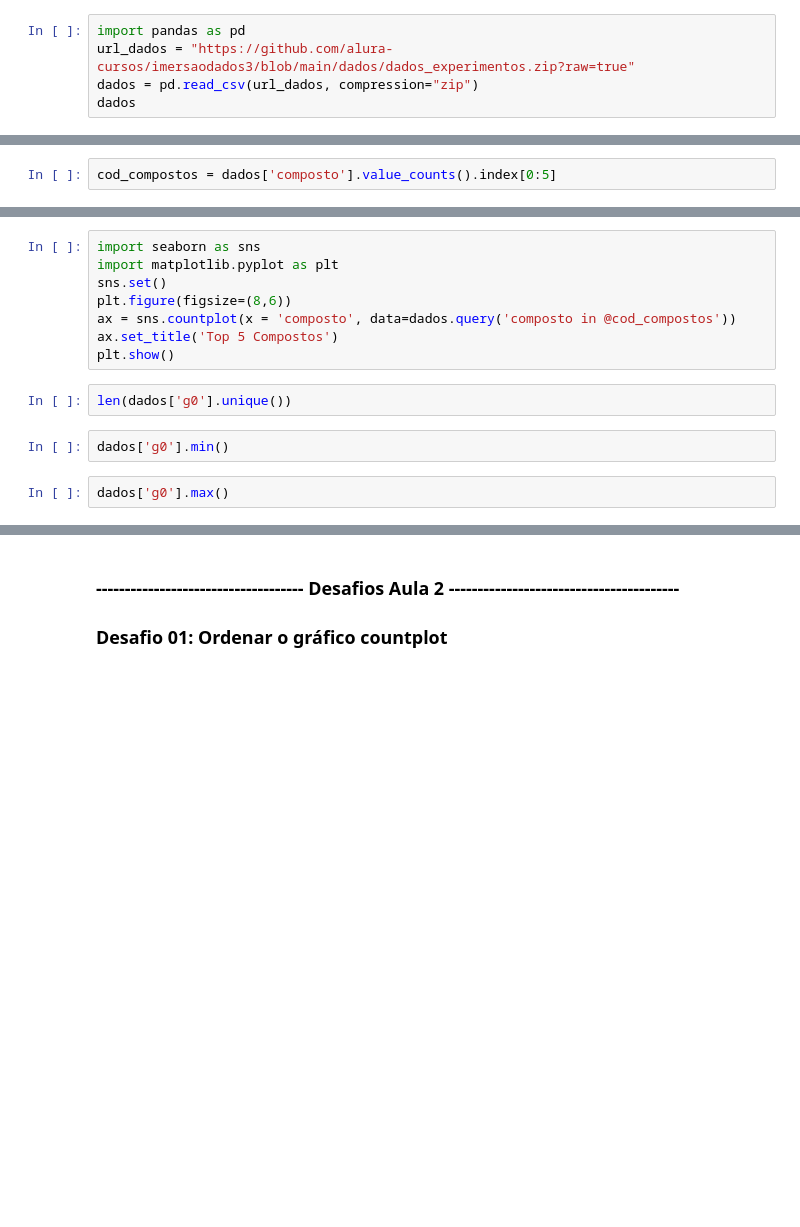
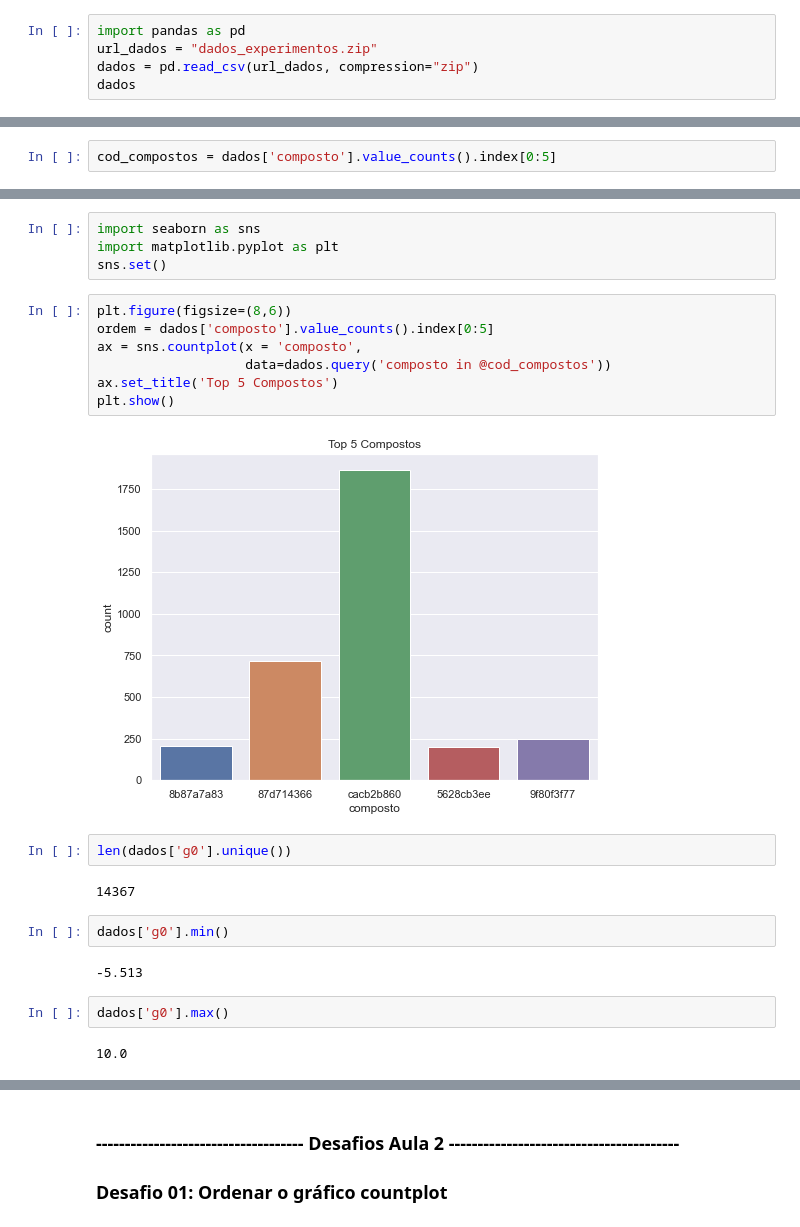
Before and after one commit to iplusl/Imersao_Dados, a Jupyter notebook: Imersao_Dados.ipynb, the cells around one changed output, grey strips where cells are left out. Saved outputs shown, nothing was run; the diff lists cells and outputs as text; blank space fills up the shorter version.

```diff
--- a/Imersao_Dados.ipynb
+++ b/Imersao_Dados.ipynb
@@ -4,6 +4,6 @@
 ### Python e Pandas para atacar um problema da Farmácia
 # %%
 import pandas as pd
-url_dados = "https://github.com/alura-cursos/imersaodados3/blob/main/dados/dados_experimentos.zip?raw=true"
+url_dados = "dados_experimentos.zip"
 dados = pd.read_csv(url_dados, compression="zip")
 dados
@@ -101,16 +265,27 @@ dados.query('composto in @cod_compostos')
-# %%
-import seaborn as sns
-import matplotlib.pyplot as plt
-sns.set()
-plt.figure(figsize=(8,6))
-ax = sns.countplot(x = 'composto', data=dados.query('composto in @cod_compostos'))
-ax.set_title('Top 5 Compostos')
-plt.show()
+# %%
+import seaborn as sns
+import matplotlib.pyplot as plt
+sns.set()
+# %%
+plt.figure(figsize=(8,6))
+ordem = dados['composto'].value_counts().index[0:5]
+ax = sns.countplot(x = 'composto',
+                   data=dados.query('composto in @cod_compostos'))
+ax.set_title('Top 5 Compostos')
+plt.show()
+# %% [output]
+[figure, added]
 # %%
 len(dados['g0'].unique())
+# %% [output]
+14367
 # %%
 dados['g0'].min()
+# %% [output]
+-5.513
 # %%
 dados['g0'].max()
+# %% [output]
+10.0
 # %%
 dados['g0'].hist(bins = 100)
```
Also changed, not shown: parts of 52 cells of this notebook.
